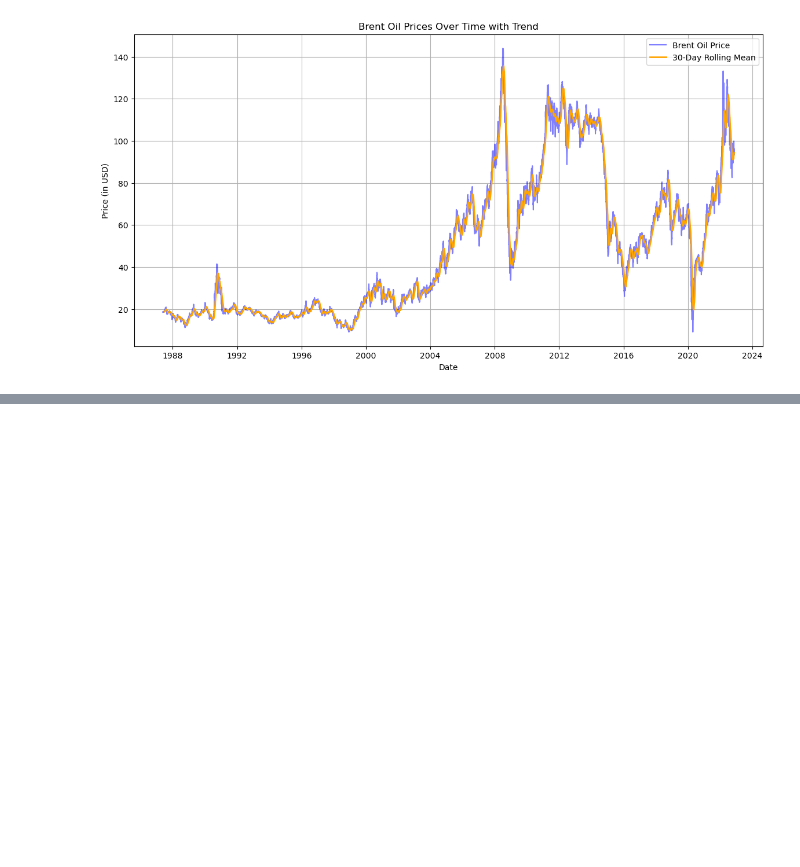
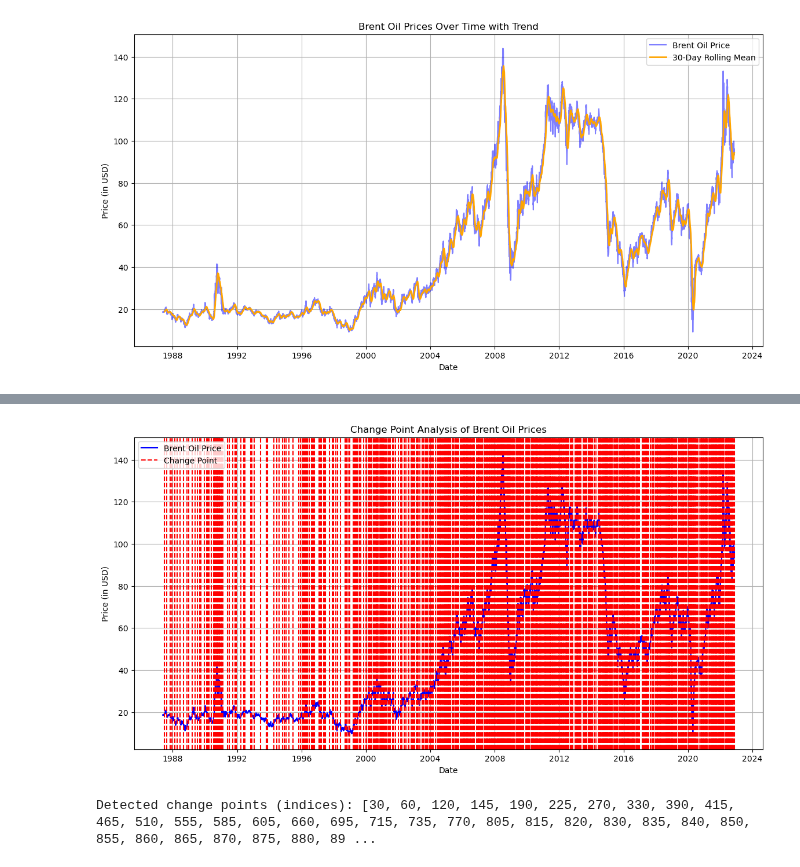
Before and after one commit to erisimasol/Week-10-KAIM-10X, a Jupyter notebook: Notebook/Week-10-Task-01.ipynb, the cells around one changed output, grey strips where cells are left out. Saved outputs shown, nothing was run; the diff lists cells and outputs as text; code cells hidden in the pictures; blank space fills up the shorter version.

Commit message:
Change point

```diff
--- a/Notebook/Week-10-Task-01.ipynb
+++ b/Notebook/Week-10-Task-01.ipynb
@@ -290,0 +341,29 @@ except KeyboardInterrupt:
+# %%
+
+
+
+# Extract the price series
+price_series = BOP['Price'].values
+
+# Change point detection using Pelt method
+model = "l2"  # Model type: "l2" for changes in mean
+algo = rpt.Pelt(model=model).fit(price_series)
+change_points = algo.predict(pen=10)  # Adjust penalty as needed
+
+# Visualize the results
+plt.figure(figsize=(14, 7))
+plt.plot(BOP.index, price_series, label='Brent Oil Price', color='blue')
+for cp in change_points:
+    plt.axvline(x=BOP.index[cp - 1], color='red', linestyle='--', label='Change Point' if cp == change_points[0] else "")
+plt.title('Change Point Analysis of Brent Oil Prices')
+plt.xlabel('Date')
+plt.ylabel('Price (in USD)')
+plt.legend()
+plt.grid()
+plt.show()
+
+# Print the detected change points
+print("Detected change points (indices):", change_points)
+# %% [output]
+[figure, added]
+Detected change points (indices): [30, 60, 120, 145, 190, 225, 270, 330, 390, 415, 465, 510, 555, 585, 605, 660, 695, 715, 735, 770, 805, 815, 820, 830, 835, 840, 850, 855, 860, 865, 870, 875, 880, 89 ...
```
Also changed, not shown: parts of 3 cells of this notebook.
